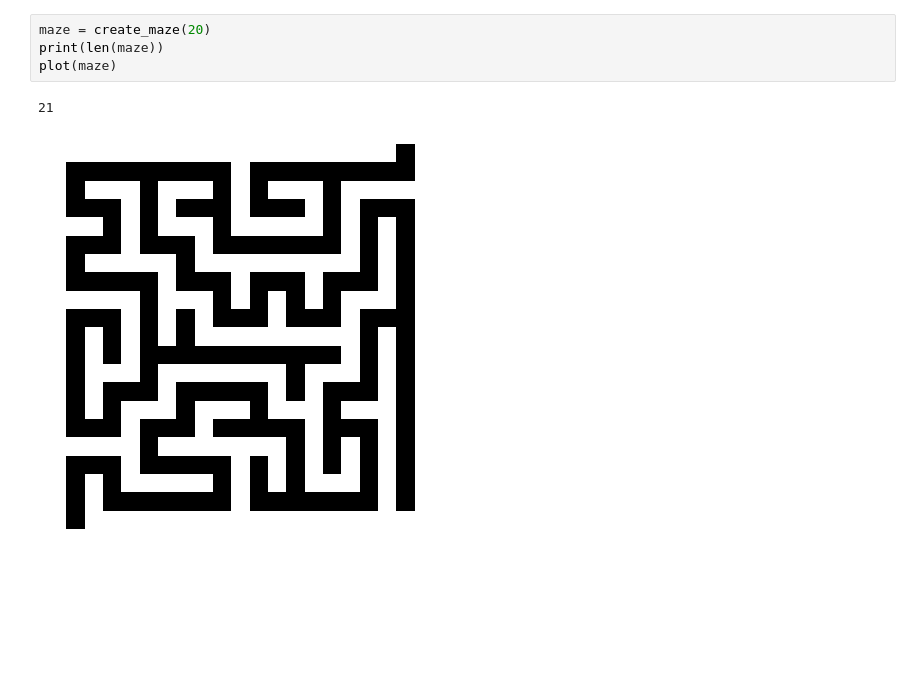
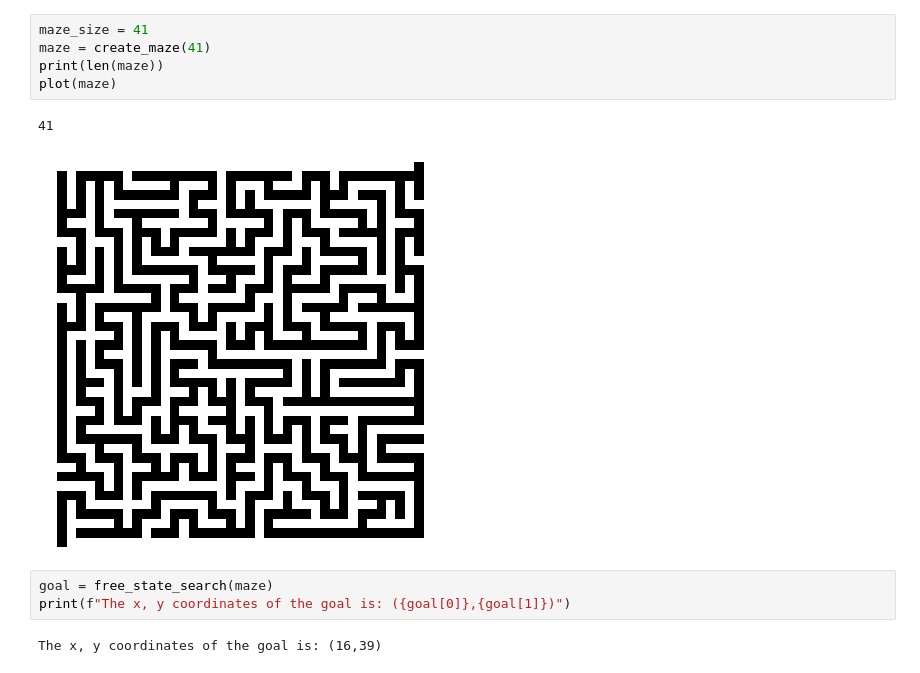
Before and after one commit to Alex427427427/2023_SRP_long_horizon, a Jupyter notebook: maze_world/generate_maze.ipynb, the cells around one changed output. Drawn from its saved outputs; the diff is of its cells as text; blank space fills up the shorter version.

Commit message:
added procedural maze generation and automatic goal location extraction

```diff
--- a/maze_world/generate_maze.ipynb
+++ b/maze_world/generate_maze.ipynb
@@ -50,7 +61,13 @@ def plot(maze):
 # %%
-maze = create_maze(20)
+maze_size = 41
+maze = create_maze(41)
 print(len(maze))
 plot(maze)
 # %% [output]
-21
+41
-[figure, old version]
+[figure, new version]
+# %%
+goal = free_state_search(maze)
+print(f"The x, y coordinates of the goal is: ({goal[0]},{goal[1]})")
+# %% [output]
+The x, y coordinates of the goal is: (16,39)
```
Also changed, not shown: parts of 4 cells of this notebook, 47 other files.
